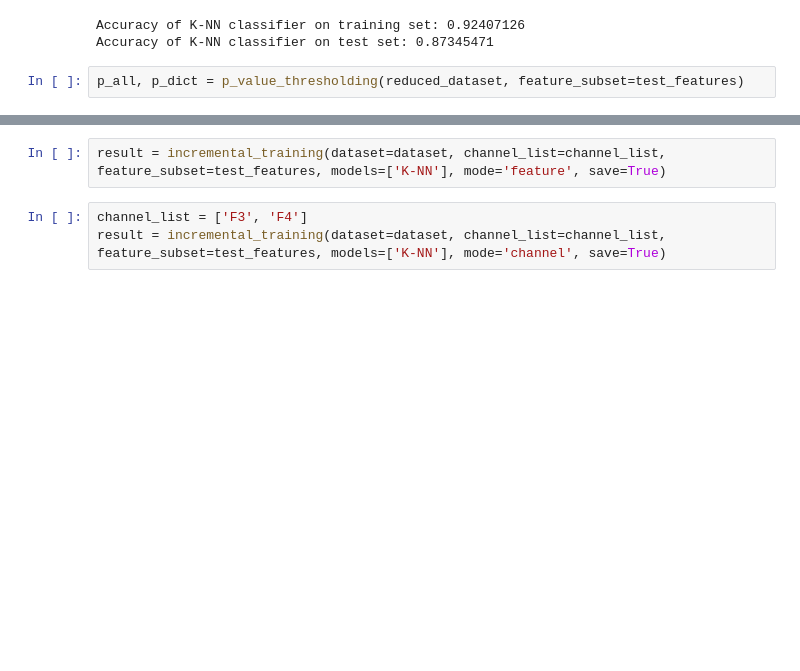
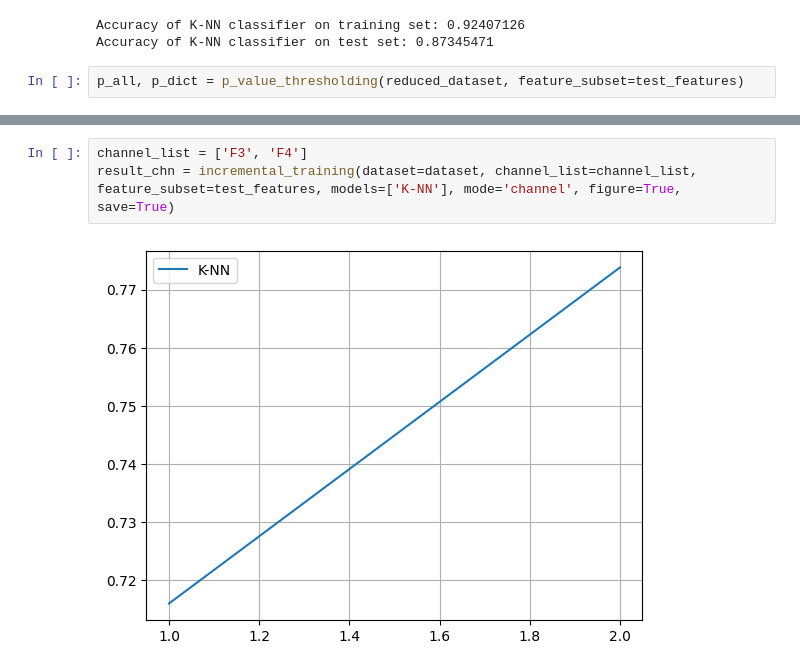
Before and after one commit to KemalcanKucuk/eeg-attention, a Jupyter notebook: fixu.ipynb, the cells around one changed output, grey strips where cells are left out. Cells and saved outputs as stored; diff of their text form; blank space fills up the shorter version.

```diff
--- a/fixu.ipynb
+++ b/fixu.ipynb
@@ -105,5 +110,5 @@ p_all, p_dict = p_value_thresholding(reduced_dataset, feature_subset=test_featur
 # %%
-result = incremental_training(dataset=dataset, channel_list=channel_list, feature_subset=test_features, models=['K-NN'], mode='feature', save=True)
+channel_list = ['F3', 'F4']
+result_chn = incremental_training(dataset=dataset, channel_list=channel_list, feature_subset=test_features, models=['K-NN'], mode='channel', figure=True, save=True)
+# %% [output]
+[figure, added]
-# %%
-channel_list = ['F3', 'F4']
-result = incremental_training(dataset=dataset, channel_list=channel_list, feature_subset=test_features, models=['K-NN'], mode='channel', save=True)
```
Also changed, not shown: parts of 1 cell of this notebook, 2 other files.
